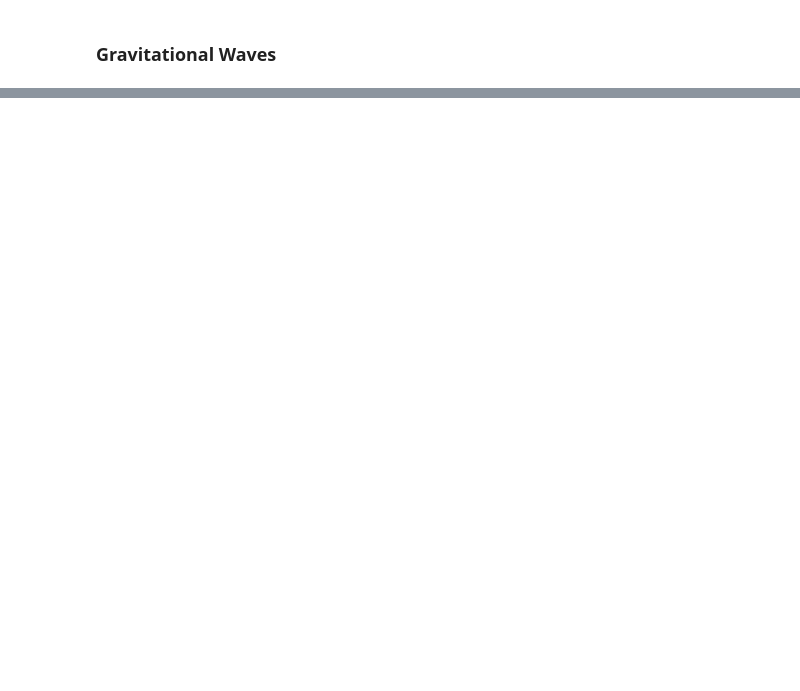
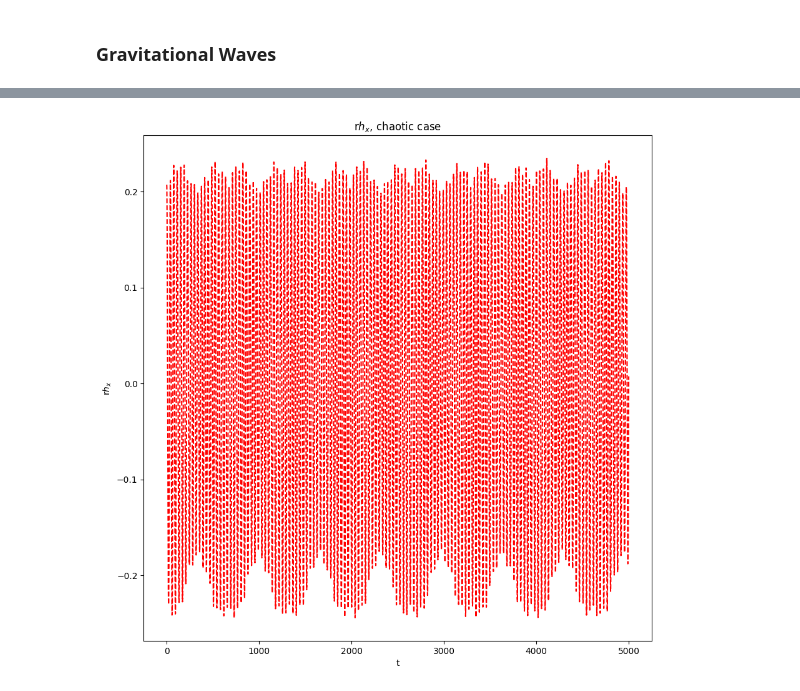
Before and after one commit to Abhi210/gwchaos, a Jupyter notebook: main_code/Hamiltonian_MPD.ipynb, the cells around one changed output, grey strips where cells are left out. Saved outputs shown, nothing was run; the diff lists cells and outputs as text; code cells hidden in the pictures; blank space fills up the shorter version.

```diff
--- a/main_code/Hamiltonian_MPD.ipynb
+++ b/main_code/Hamiltonian_MPD.ipynb
@@ -4708,0 +5160,3 @@ def hcross(t, dH, R, mu, Theta, Psi, alpha):
+# %%
+li = []
+Y0 = [1e10, np.pi / 2, 0.0]
@@ -4708,0 +5176,27 @@ def hcross(t, dH, R, mu, Theta, Psi, alpha):
+# %%
+def parallel_apply_along_axis(func1d, arr, axis, *args):
+    """
+    Like numpy.apply_along_axis(), but takes advantage of multiple
+    cores.
+    """
+    # Effective axis where apply_along_axis() will be applied by each
+    # worker (any non-zero axis number would work, so as to allow the use
+    # of `np.array_split()`, which is only done on axis 0):
+    # effective_axis = 1 if axis == 0 else axis
+    # if effective_axis != axis:
+    #     arr = arr.swapaxes(axis, effective_axis)
+    effective_axis = 1
+
+    # Chunks for the mapping (only a few chunks):
+    chunks = [
+        (func1d, effective_axis, sub_arr, args)
+        for sub_arr in np.array_split(arr, multiprocessing.cpu_count())
+    ]
+
+    pool = multiprocessing.Pool()
+    individual_results = pool.map(unpacking_apply_along_axis, chunks)
+    # Freeing the workers:
+    pool.close()
+    pool.join()
+
+    return np.vstack(individual_results)
@@ -4708,0 +5207,2 @@ def hcross(t, dH, R, mu, Theta, Psi, alpha):
+# %%
+hpc = parallel_apply_along_axis(Mhplus_cross, rsol[:5000], 1, p, Y0)
@@ -4708,0 +5223,10 @@ def hcross(t, dH, R, mu, Theta, Psi, alpha):
+# %%
+fig = plt.figure()
+fig.set_size_inches(10.5, 10.5)
+plt.plot(np.arange(0.0, len(rsol[:5000]), 1), Y0[0] * hpc[:, 1], "r--")
+plt.title(r"r$h_x$, chaotic case")
+plt.ylabel(r"r$h_x$")
+plt.xlabel("t")
+plt.savefig("../plots/chaotic_hc.png")
+# %% [output]
+[figure, added]
```
Also changed, not shown: parts of 62 cells of this notebook, 5 other files.
